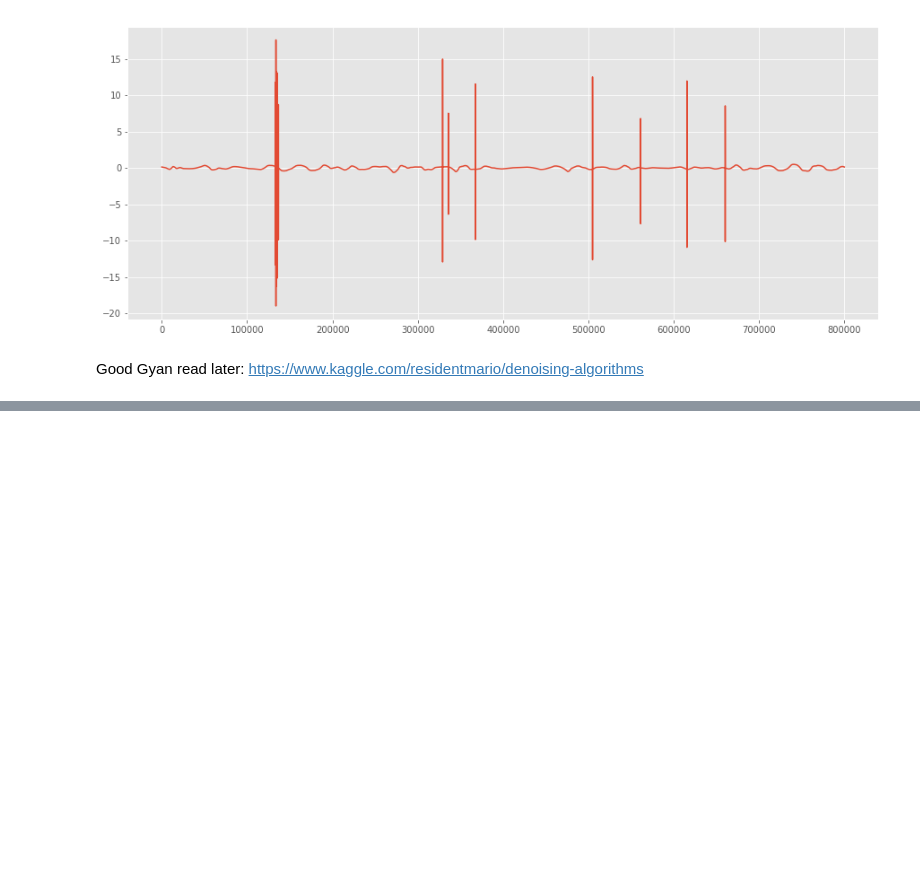
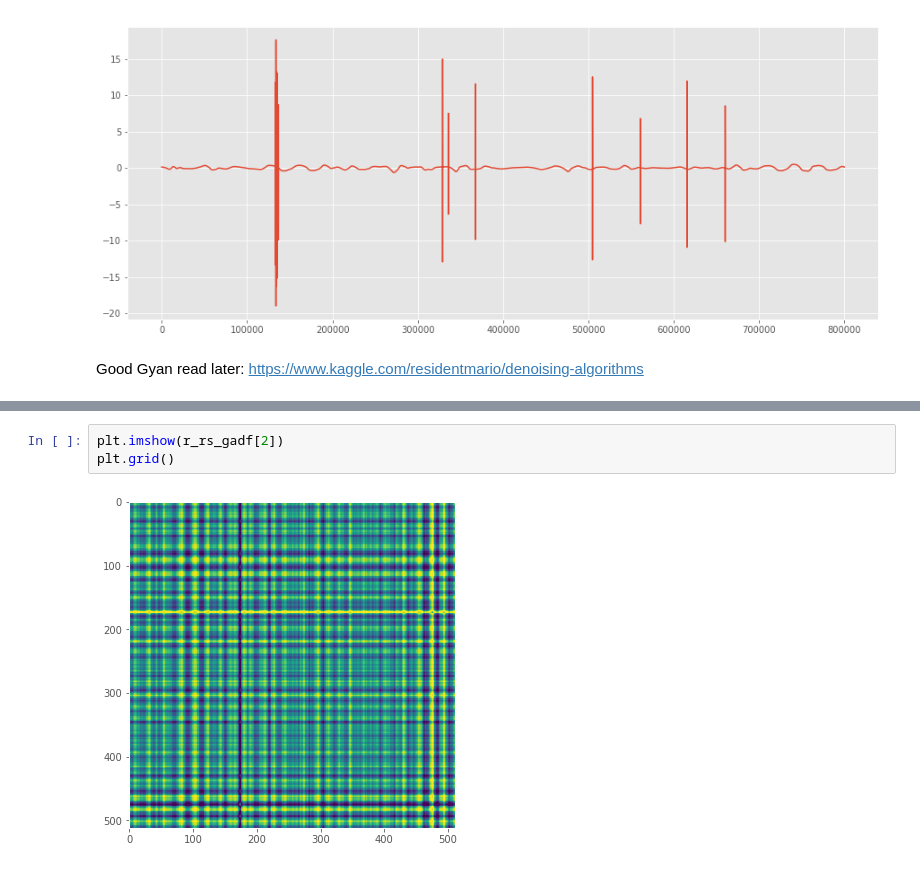
Before and after one commit to gokul-krishna/VSBPowerLineFaultDetection, a Jupyter notebook: FeatureExtraction.ipynb, the cells around one changed output, grey strips where cells are left out. Cells and saved outputs as stored; diff of their text form; blank space fills up the shorter version.

```diff
--- a/FeatureExtraction.ipynb
+++ b/FeatureExtraction.ipynb
@@ -603,0 +630,5 @@ Good Gyan read later: https://www.kaggle.com/residentmario/denoising-algorithms
+# %%
+plt.imshow(r_rs_gadf[2])
+plt.grid()
+# %% [output]
+[figure, added]
```
Also changed, not shown: parts of 11 cells of this notebook.
